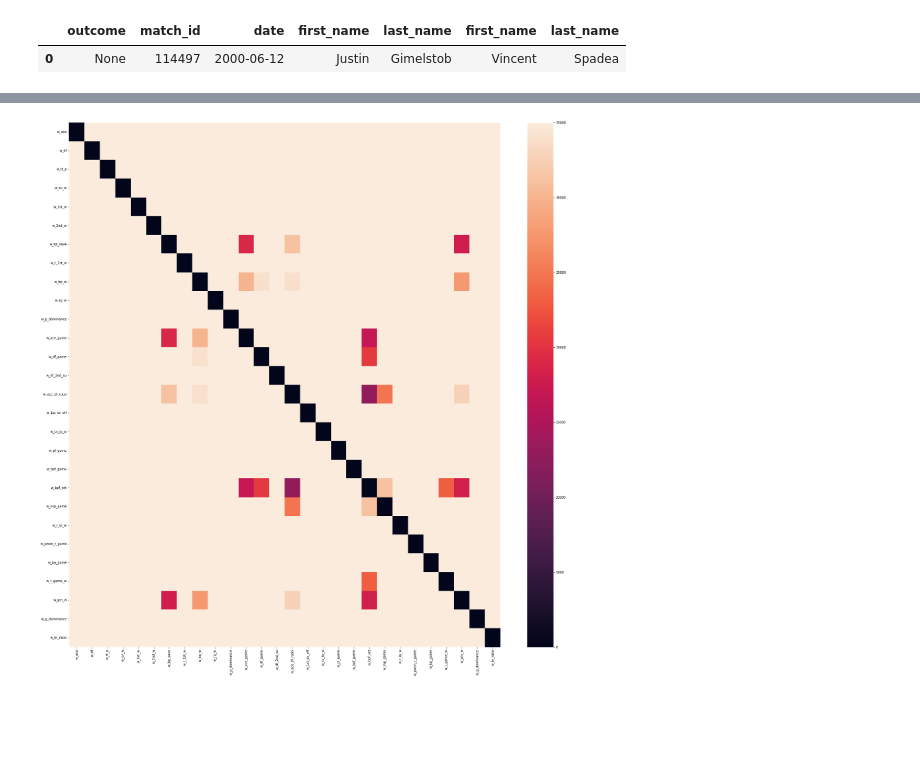
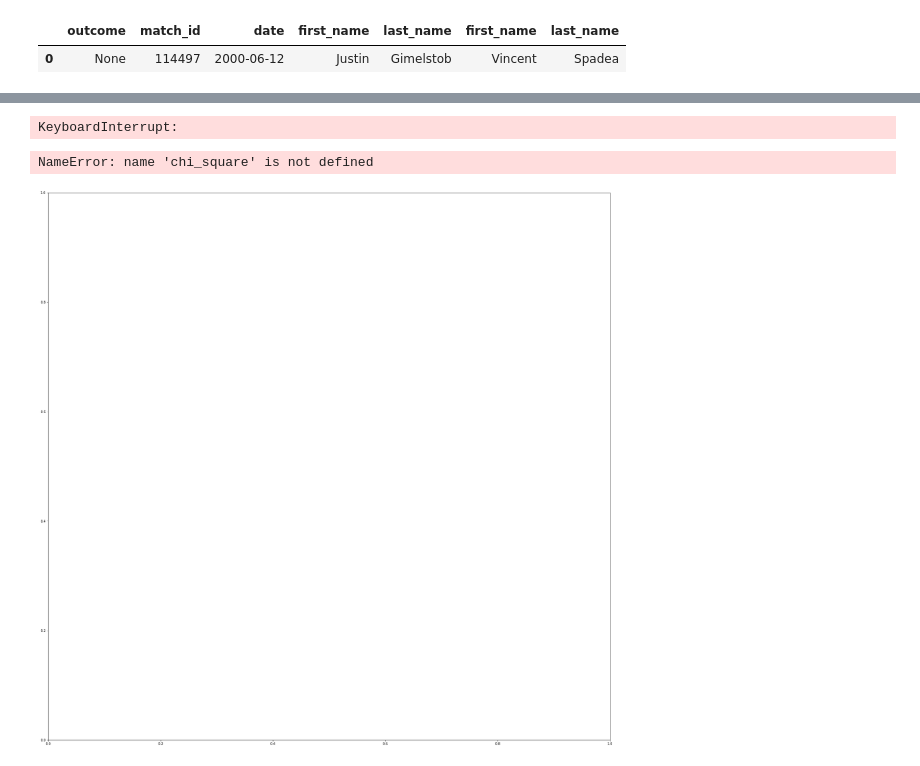
Before and after one commit to Bentgm17/TennisML, a Jupyter notebook: data_extraction/feature_tuning.ipynb, the cells around one changed output, grey strips where cells are left out. Drawn from its saved outputs; the diff is of its cells as text; code cells hidden in the pictures; blank space fills up the shorter version.

```diff
--- a/data_extraction/feature_tuning.ipynb
+++ b/data_extraction/feature_tuning.ipynb
@@ -25,7 +40,7 @@ import numpy as np
 data_trans = Transformation(df)
 data_trans()
 new_df=data_trans.get_dataframe()
-new_df.drop(['w_1st_in','l_1st_in','w_sv_gm_lset','l_sv_gm_lset','w_ace_set','l_ace_set','w_df_set','l_df_set','w_r_gm_w_set','l_r_gm_w_set','w_bp_set'],axis=1,inplace=True)
+new_df.drop(['w_1st_in','l_1st_in'],axis=1,inplace=True)
 new_df=new_df[~new_df.isin([np.nan, np.inf, -np.inf]).any(1)]
 
 
@@ -106,9 +140,12 @@ def ch_calculate(df):
 
 
 chi_square=ch_calculate(new_df[[i for i in new_df.columns if "w_" in i]])
+# %% [output]
+KeyboardInterrupt:
 # %%
 fig, ax = plt.subplots(figsize=(30,30))
-sns.heatmap(chi_square,vmin=0, vmax=35000)
+sns.heatmap(chi_square,vmin=0, vmax=3500)
 plt.show()
 # %% [output]
+NameError: name 'chi_square' is not defined
-[figure, old version]
+[figure, new version]
```
Also changed, not shown: parts of 3 cells of this notebook, 1 other file.
